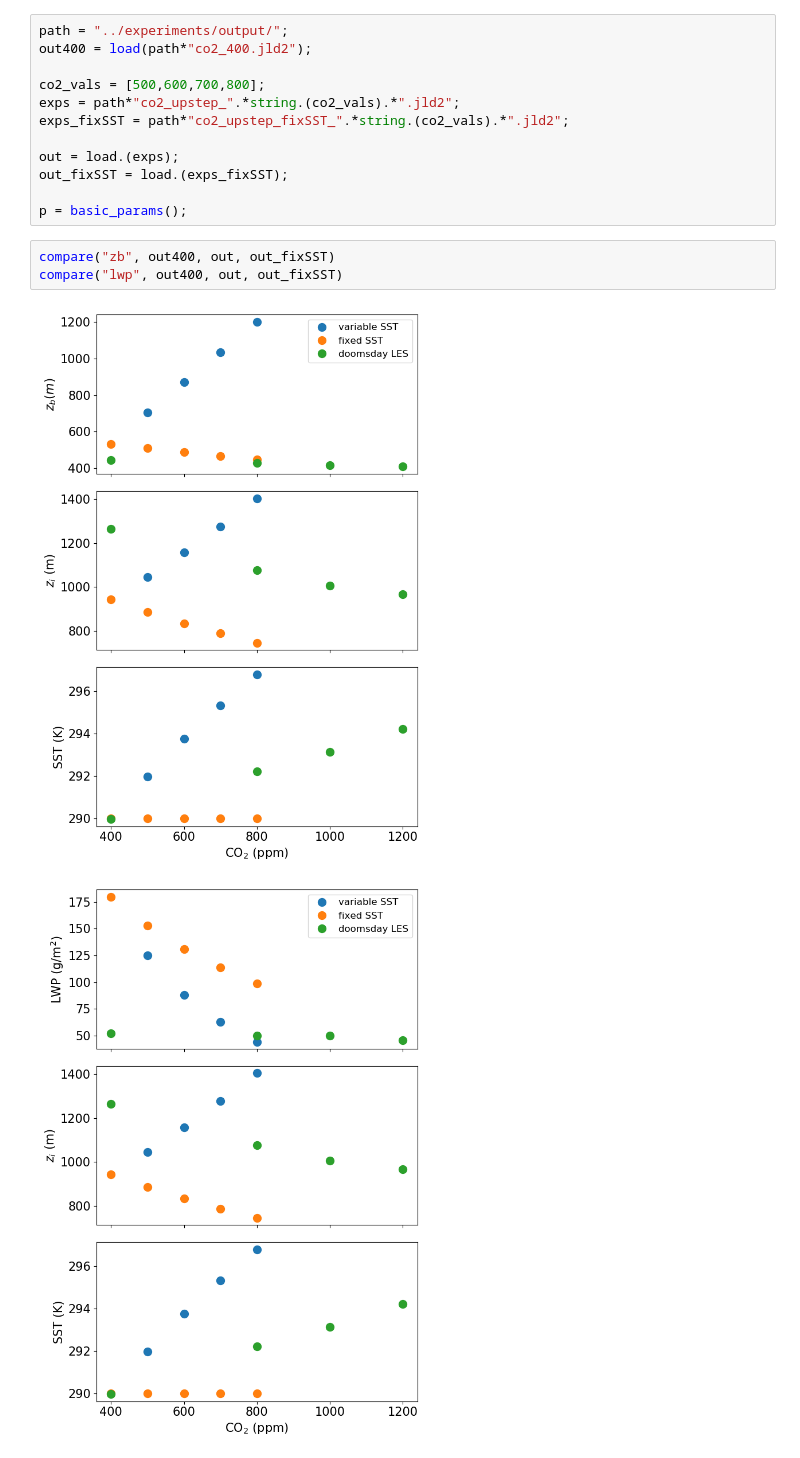
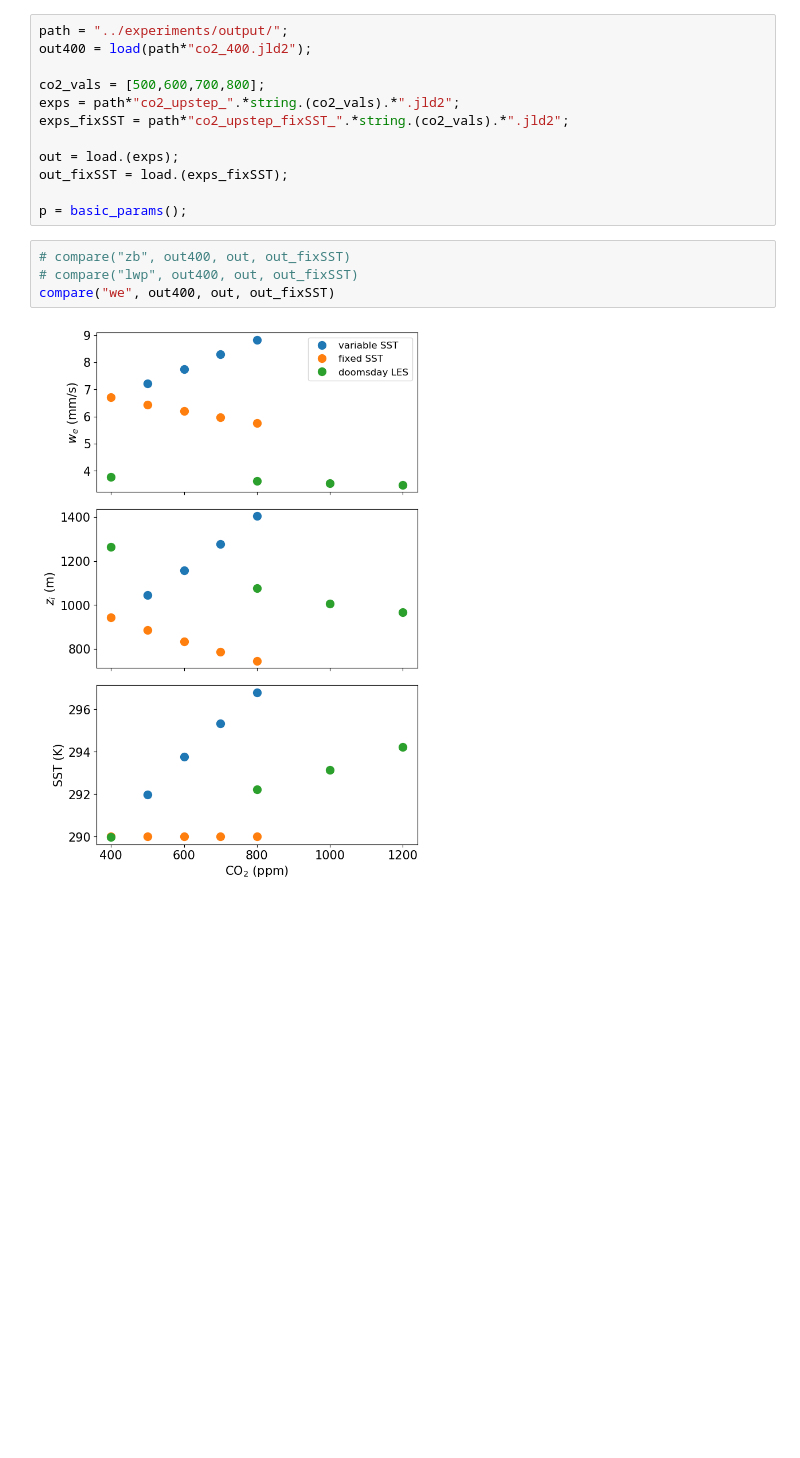
Before and after one commit to claresinger/MixedLayerModel.jl, a Jupyter notebook: plotting/co2_compare.ipynb, the cells around one changed output. Drawn from its saved outputs; the diff is of its cells as text; blank space fills up the shorter version.

Commit message:
update plots

```diff
--- a/plotting/co2_compare.ipynb
+++ b/plotting/co2_compare.ipynb
@@ -17,11 +17,11 @@ out_fixSST = load.(exps_fixSST);
 
 p = basic_params();
 # %%
-compare("zb", out400, out, out_fixSST)
-compare("lwp", out400, out, out_fixSST)
+# compare("zb", out400, out, out_fixSST)
+# compare("lwp", out400, out, out_fixSST)
+compare("we", out400, out, out_fixSST)
 # %% [output]
-[figure, old version]
+[figure, new version]
-[figure, removed]
 # %%
 function compare(var, out400, out, out_fixSST)
     rcParams = PyPlot.PyDict(PyPlot.matplotlib."rcParams");
```
Also changed, not shown: parts of 1 cell of this notebook, 1 other file.
